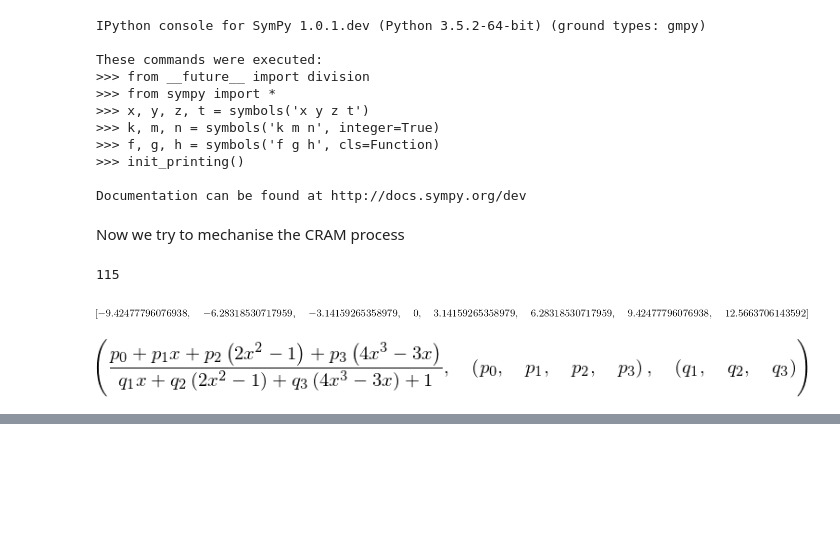
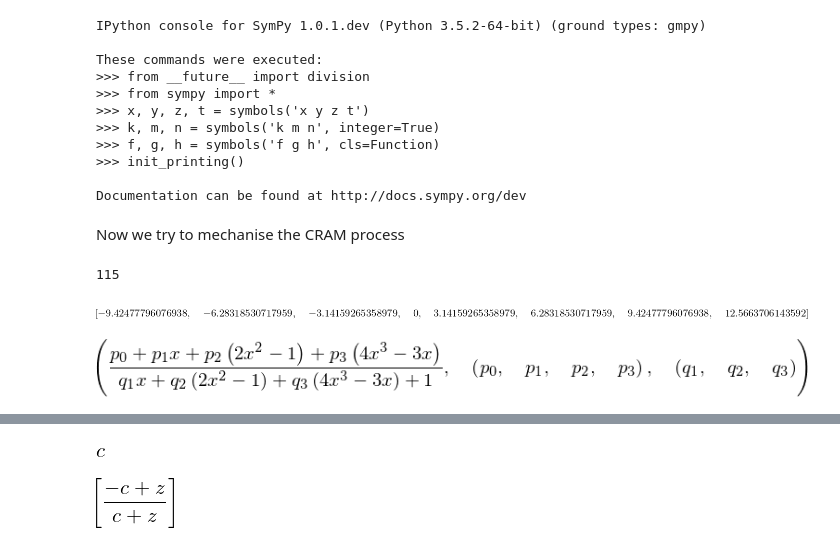
Before and after one commit to ergs/sandbox, a Jupyter notebook: Chebyshev2.ipynb, the cells around one changed output, grey strips where cells are left out. Drawn from its saved outputs; the diff is of its cells as text; code cells hidden in the pictures; blank space fills up the shorter version.

```diff
--- a/Chebyshev2.ipynb
+++ b/Chebyshev2.ipynb
@@ -478,0 +394,8 @@ rat_func
+# %%
+var('c')
+# %% [output]
+[figure, added]
+# %%
+solve(c*(1 + x)/(1 - x) - z, x)
+# %% [output]
+[figure, added]
```
Also changed, not shown: parts of 37 cells of this notebook.
